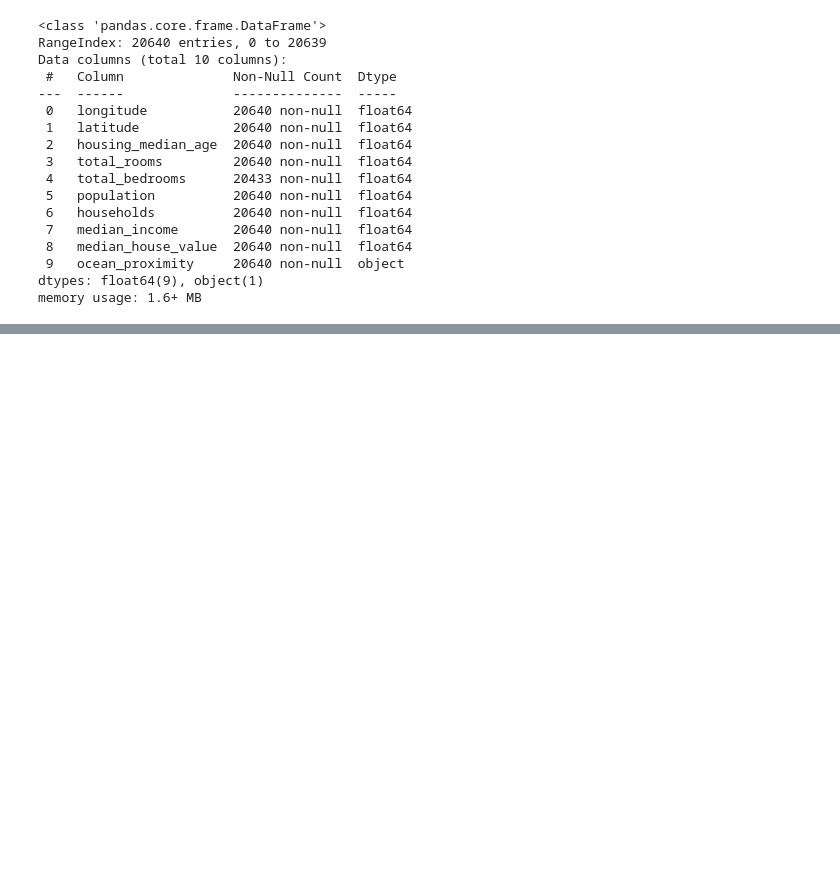
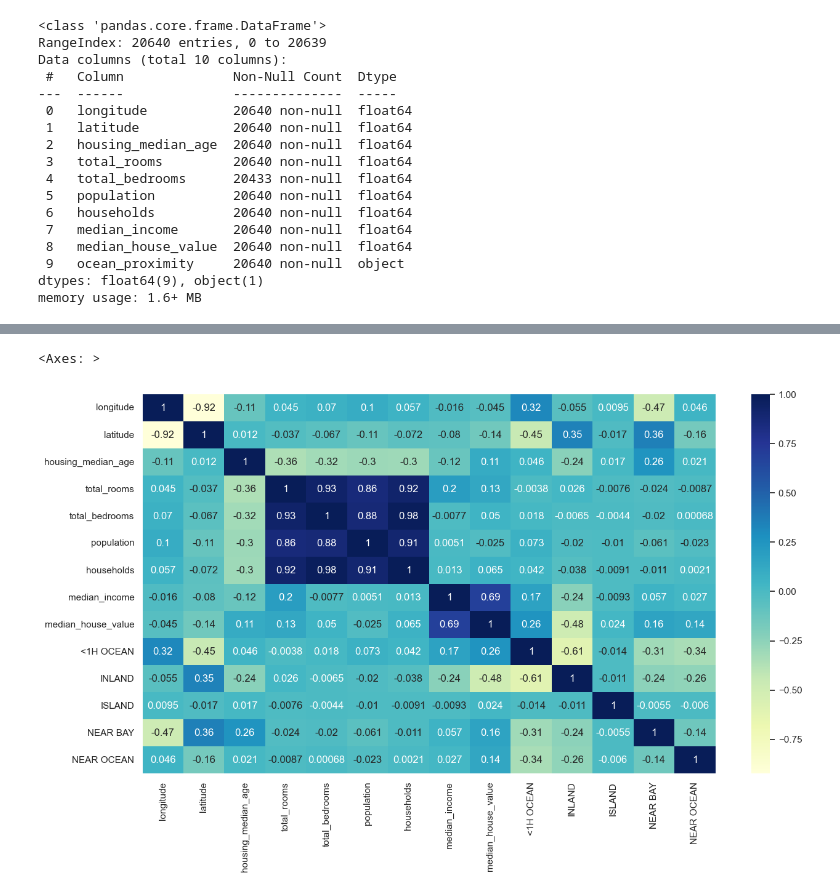
Before and after one commit to diorel/IApython, a Jupyter notebook: SetsDatos.ipynb, the cells around one changed output, grey strips where cells are left out. Cells and saved outputs as stored; diff of their text form; code cells hidden in the pictures; blank space fills up the shorter version.

```diff
--- a/SetsDatos.ipynb
+++ b/SetsDatos.ipynb
@@ -54,0 +120,3 @@ datos.describe()
+# %%
+# gaurdar los nuevos datos en una nueva variable
+datos_na = datos.dropna()
@@ -54,0 +164,8 @@ datos.describe()
+# %%
+# Dummies / One-Hot Encoding
+# Near Bay   INLAND   NEAR OCEAN
+#   1          0         0
+#   0          0         1
+
+# como convertir los datos categoricos a numericos
+dummies = pd.get_dummies(datos_na["ocean_proximity"], dtype=int)
@@ -54,0 +190,2 @@ datos.describe()
+# %%
+datos_na = datos_na.join(dummies)
@@ -54,0 +202,3 @@ datos.describe()
+# %%
+# Borrar la columna que no nesesitamos
+datos_na = datos_na.drop(["ocean_proximity"], axis=1)
@@ -54,0 +231,7 @@ datos.describe()
+# %%
+# Grafica de correlacion
+sb.set(rc={'figure.figsize':(15,8)})
+sb.heatmap(datos_na.corr(), annot=True, cmap= "YlGnBu")
+# %% [output]
+<Axes: >
+[figure, added]
```
Also changed, not shown: parts of 13 cells of this notebook.
